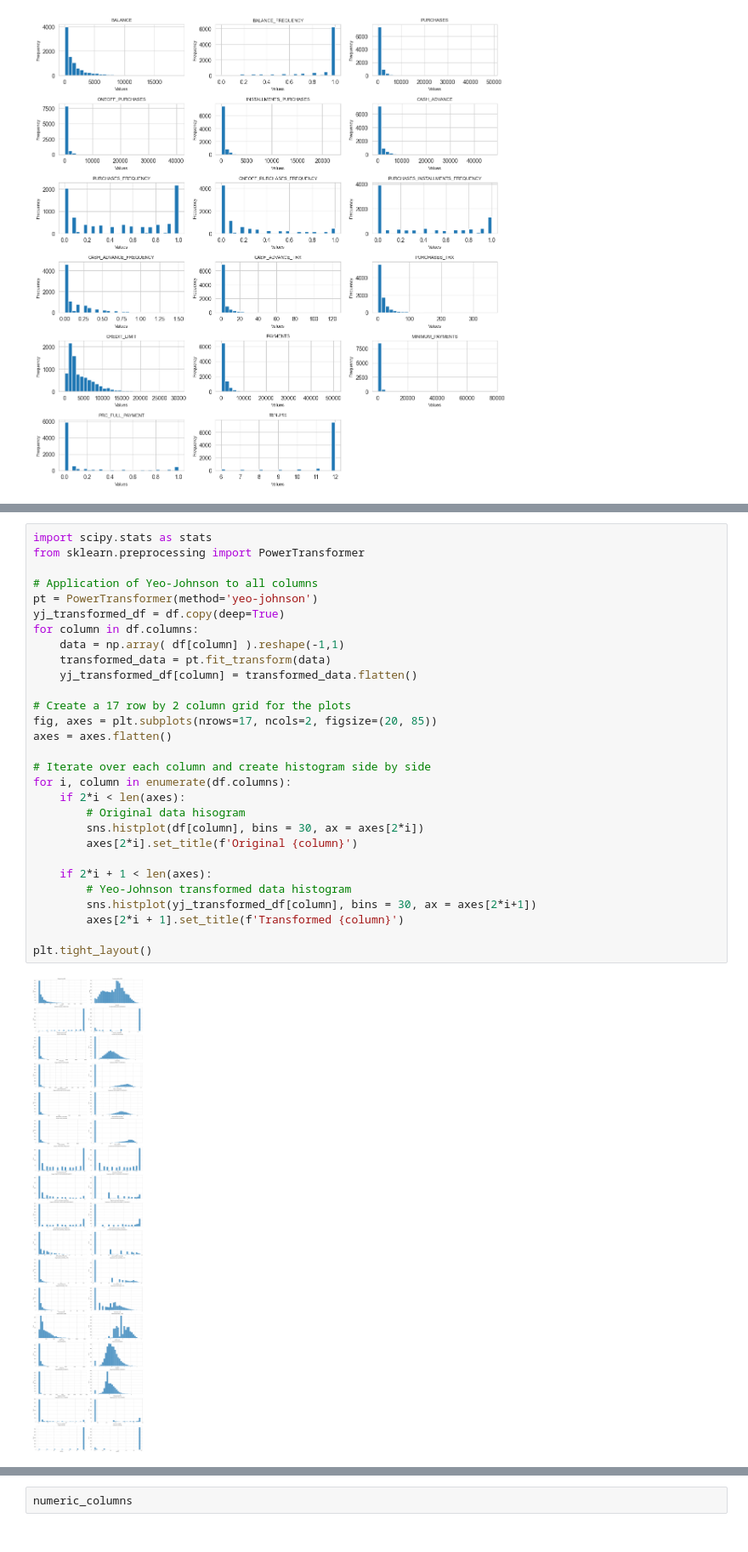
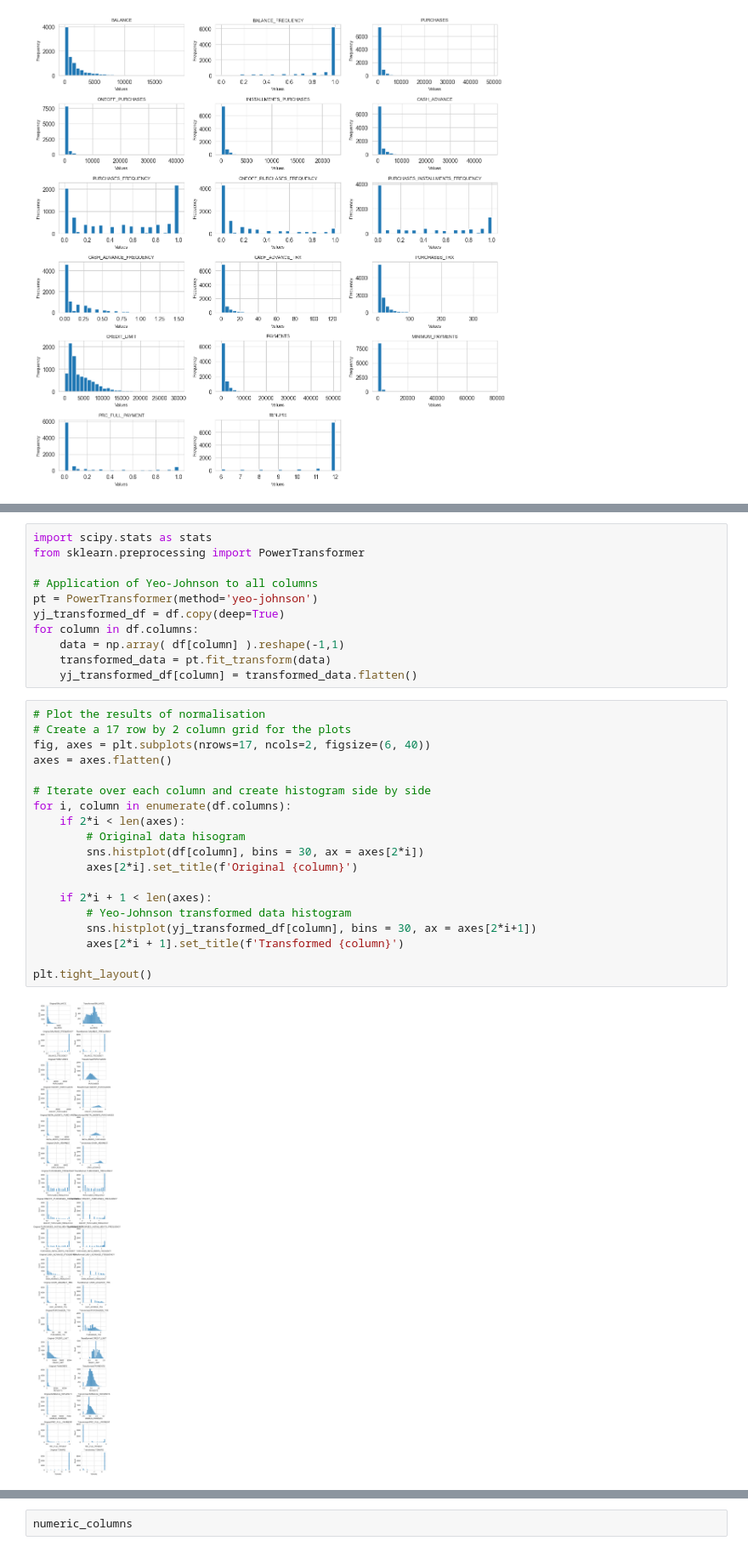
Before and after one commit to saxena-p/Credit-Card-Clustering, a Jupyter notebook: CC-Clustering.ipynb, the cells around one changed output, grey strips where cells are left out. Shown at 85% size. Drawn from its saved outputs; the diff is of its cells as text.

```diff
--- a/CC-Clustering.ipynb
+++ b/CC-Clustering.ipynb
@@ -141,34 +142,35 @@ x' = \begin{cases}
 $$
 
 We use it's implementation from SciPy's power_transform() function.
+# %%
+import scipy.stats as stats
+from sklearn.preprocessing import PowerTransformer
+
+# Application of Yeo-Johnson to all columns
+pt = PowerTransformer(method='yeo-johnson')
+yj_transformed_df = df.copy(deep=True)
+for column in df.columns:
+    data = np.array( df[column] ).reshape(-1,1)
+    transformed_data = pt.fit_transform(data)
+    yj_transformed_df[column] = transformed_data.flatten()
 # %%
-import scipy.stats as stats
-from sklearn.preprocessing import PowerTransformer
-
-# Application of Yeo-Johnson to all columns
-pt = PowerTransformer(method='yeo-johnson')
-yj_transformed_df = df.copy(deep=True)
-for column in df.columns:
-    data = np.array( df[column] ).reshape(-1,1)
-    transformed_data = pt.fit_transform(data)
-    yj_transformed_df[column] = transformed_data.flatten()
-
+# Plot the results of normalisation
 # Create a 17 row by 2 column grid for the plots
-fig, axes = plt.subplots(nrows=17, ncols=2, figsize=(20, 85))
+fig, axes = plt.subplots(nrows=17, ncols=2, figsize=(6, 40))
 axes = axes.flatten()
 
 # Iterate over each column and create histogram side by side
 for i, column in enumerate(df.columns):
     if 2*i < len(axes):
         # Original data hisogram
         sns.histplot(df[column], bins = 30, ax = axes[2*i])
         axes[2*i].set_title(f'Original {column}')
 
     if 2*i + 1 < len(axes):
         # Yeo-Johnson transformed data histogram
         sns.histplot(yj_transformed_df[column], bins = 30, ax = axes[2*i+1])
         axes[2*i + 1].set_title(f'Transformed {column}')
 
 plt.tight_layout()
 # %% [output]
-[figure, old version]
+[figure, new version]
```
Also changed, not shown: parts of 17 cells of this notebook.
